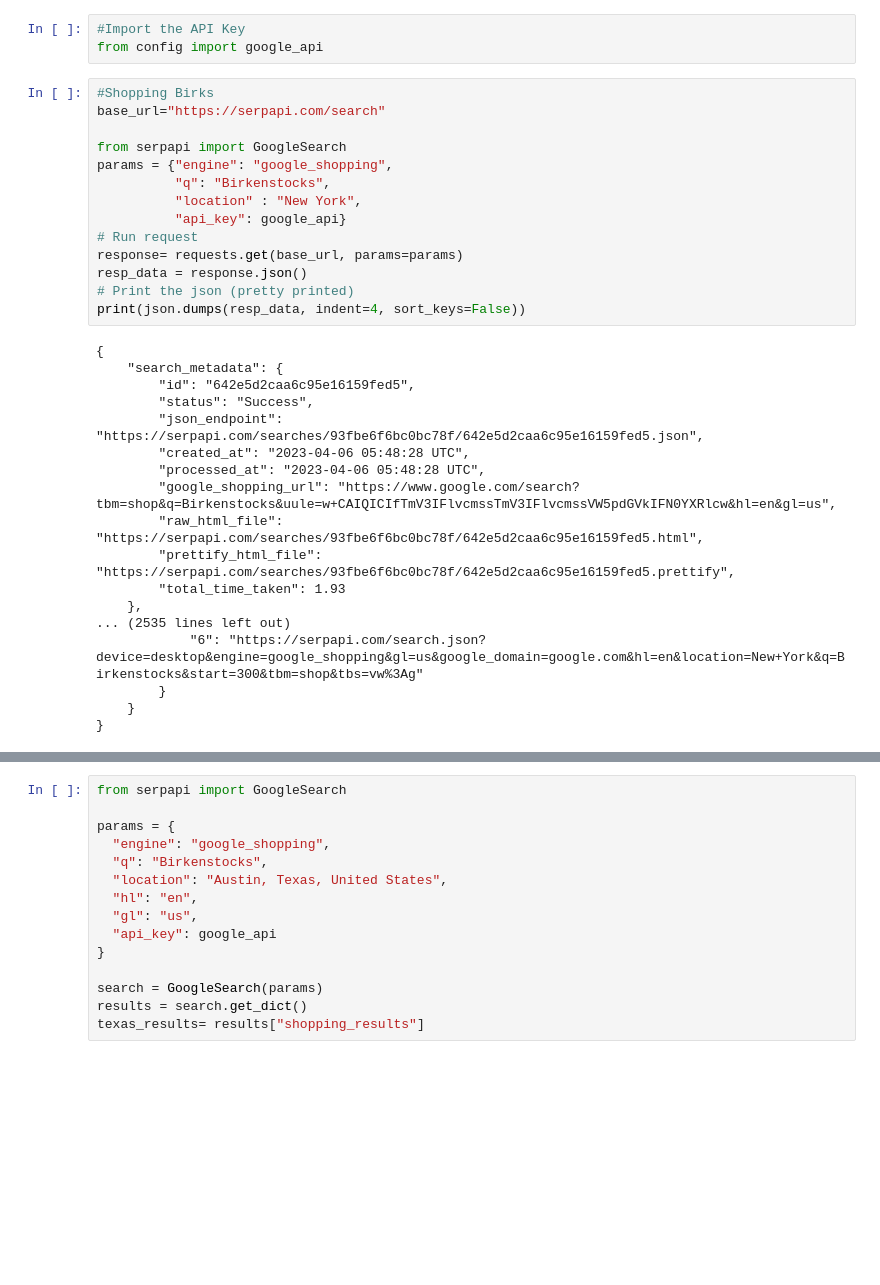
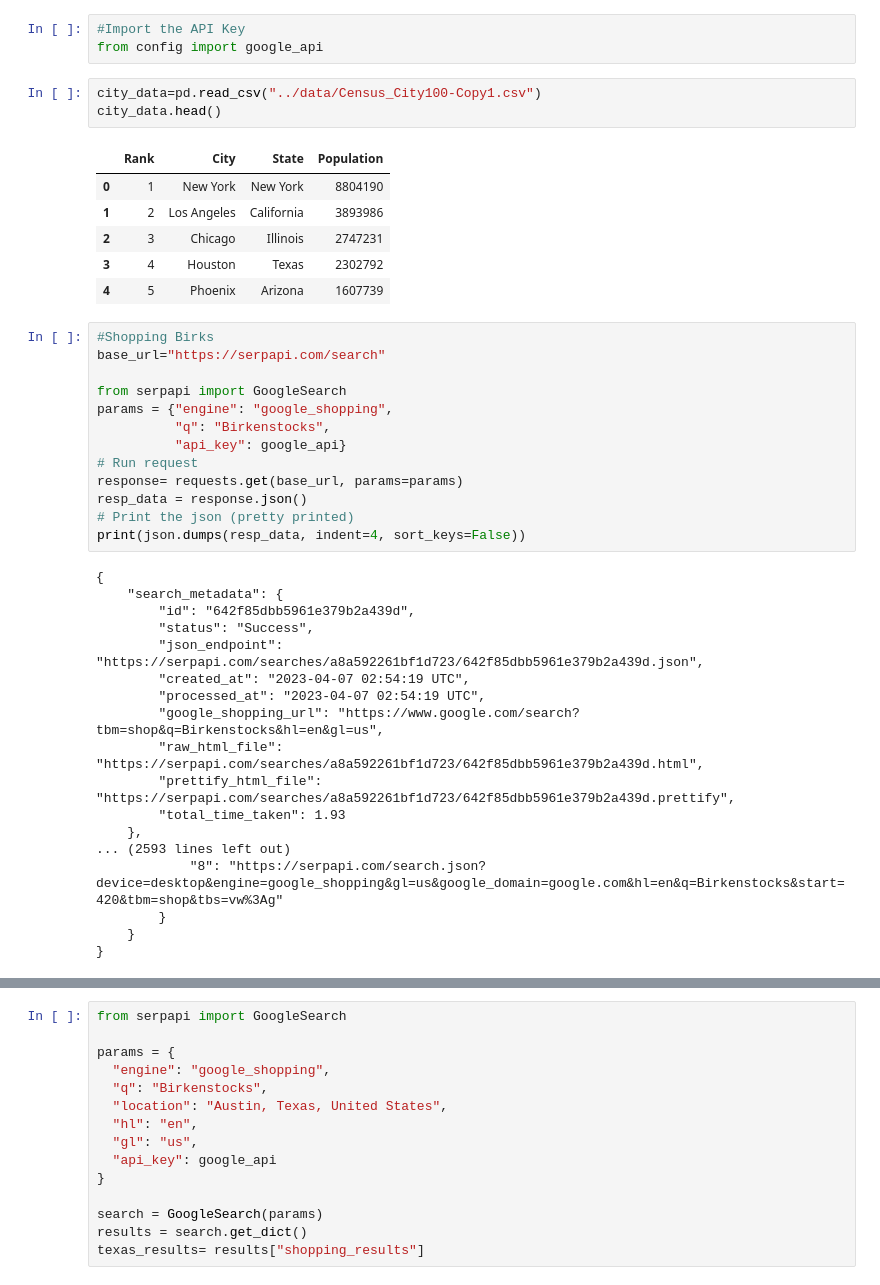
Before and after one commit to NoelleMtz/BirkCroc, a Jupyter notebook: brittany_analysis/Birk Data.ipynb, the cells around one changed output, grey strips where cells are left out. Cells and saved outputs as stored; diff of their text form; blank space fills up the shorter version.

```diff
--- a/brittany_analysis/Birk Data.ipynb
+++ b/brittany_analysis/Birk Data.ipynb
@@ -8,6 +8,16 @@ import json
 # %%
 #Import the API Key
 from config import google_api
+# %%
+city_data=pd.read_csv("../data/Census_City100-Copy1.csv")
+city_data.head()
+# %% [output]
+|  | Rank | City | State | Population |
+| 0 | 1 | New York | New York | 8804190 |
+| 1 | 2 | Los Angeles | California | 3893986 |
+| 2 | 3 | Chicago | Illinois | 2747231 |
+| 3 | 4 | Houston | Texas | 2302792 |
+| 4 | 5 | Phoenix | Arizona | 1607739 |
 # %%
 #Shopping Birks
 base_url="https://serpapi.com/search"
@@ -15,7 +25,6 @@ base_url="https://serpapi.com/search"
 from serpapi import GoogleSearch
 params = {"engine": "google_shopping",
           "q": "Birkenstocks",
-          "location" : "New York",
           "api_key": google_api}
 # Run request
 response= requests.get(base_url, params=params)
@@ -25,18 +34,18 @@ print(json.dumps(resp_data, indent=4, sort_keys=False))
 # %% [output]
 {
     "search_metadata": {
-        "id": "642e5d2caa6c95e16159fed5",
+        "id": "642f85dbb5961e379b2a439d",
         "status": "Success",
-        "json_endpoint": "https://serpapi.com/searches/93fbe6f6bc0bc78f/642e5d2caa6c95e16159fed5.json",
-        "created_at": "2023-04-06 05:48:28 UTC",
-        "processed_at": "2023-04-06 05:48:28 UTC",
-        "google_shopping_url": "https://www.google.com/search?tbm=shop&q=Birkenstocks&uule=w+CAIQICIfTmV3IFlvcmssTmV3IFlvcmssVW5pdGVkIFN0YXRlcw&hl=en&gl=us",
-        "raw_html_file": "https://serpapi.com/searches/93fbe6f6bc0bc78f/642e5d2caa6c95e16159fed5.html",
-        "prettify_html_file": "https://serpapi.com/searches/93fbe6f6bc0bc78f/642e5d2caa6c95e16159fed5.prettify",
+        "json_endpoint": "https://serpapi.com/searches/a8a592261bf1d723/642f85dbb5961e379b2a439d.json",
+        "created_at": "2023-04-07 02:54:19 UTC",
+        "processed_at": "2023-04-07 02:54:19 UTC",
+        "google_shopping_url": "https://www.google.com/search?tbm=shop&q=Birkenstocks&hl=en&gl=us",
+        "raw_html_file": "https://serpapi.com/searches/a8a592261bf1d723/642f85dbb5961e379b2a439d.html",
+        "prettify_html_file": "https://serpapi.com/searches/a8a592261bf1d723/642f85dbb5961e379b2a439d.prettify",
         "total_time_taken": 1.93
     },
-... (2535 lines left out)
-            "6": "https://serpapi.com/search.json?device=desktop&engine=google_shopping&gl=us&google_domain=google.com&hl=en&location=New+York&q=Birkenstocks&start=300&tbm=shop&tbs=vw%3Ag"
+... (2593 lines left out)
+            "8": "https://serpapi.com/search.json?device=desktop&engine=google_shopping&gl=us&google_domain=google.com&hl=en&q=Birkenstocks&start=420&tbm=shop&tbs=vw%3Ag"
         }
     }
 }
```
Also changed, not shown: parts of 3 cells of this notebook, 3 other files.
